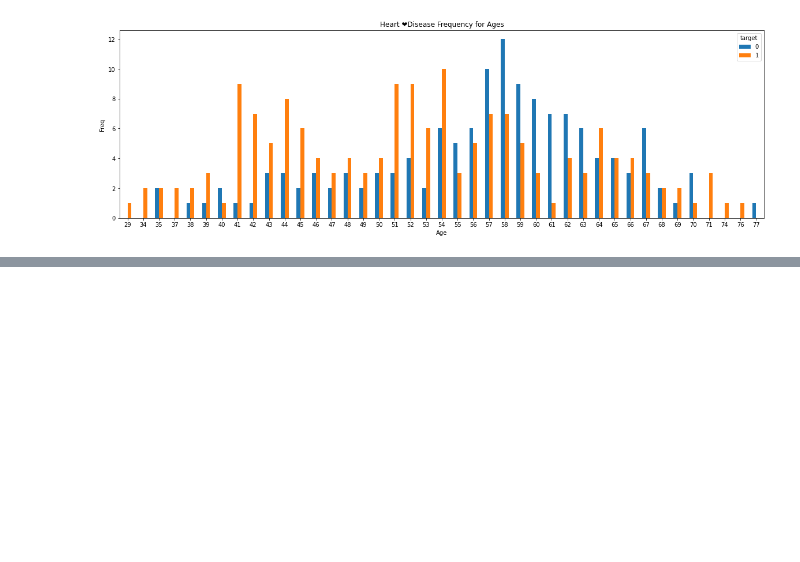
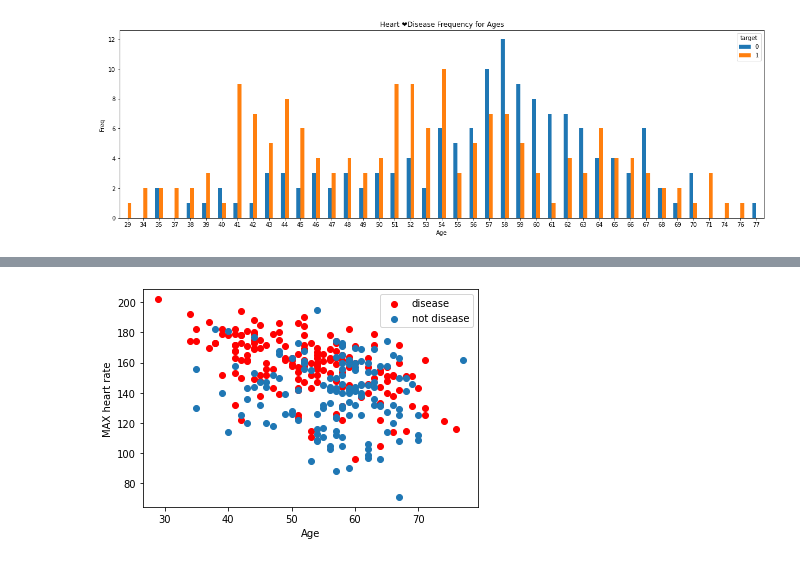
Before and after one commit to yubrajt/Heart-Disease-Prediction-using-Machine-Learning, a Jupyter notebook: Heart_Disease_Prediction_using_Machine_Learning.ipynb, the cells around one changed output, grey strips where cells are left out. Saved outputs shown, nothing was run; the diff lists cells and outputs as text; code cells hidden in the pictures; blank space fills up the shorter version.

```diff
--- a/Heart_Disease_Prediction_using_Machine_Learning.ipynb
+++ b/Heart_Disease_Prediction_using_Machine_Learning.ipynb
@@ -118,0 +130,9 @@ plt.show()
+# %%
+plt.scatter(x=data.age[data.target==1],y=data.thalach[(data.target==1)],c="red")
+plt.scatter(x=data.age[data.target==0],y=data.thalach[(data.target==0)])
+plt.xlabel('Age')
+plt.ylabel('MAX heart rate')
+plt.legend(["disease","not disease"])
+plt.show()
+# %% [output]
+[figure, added]
```
Also changed, not shown: parts of 1 cell of this notebook.
